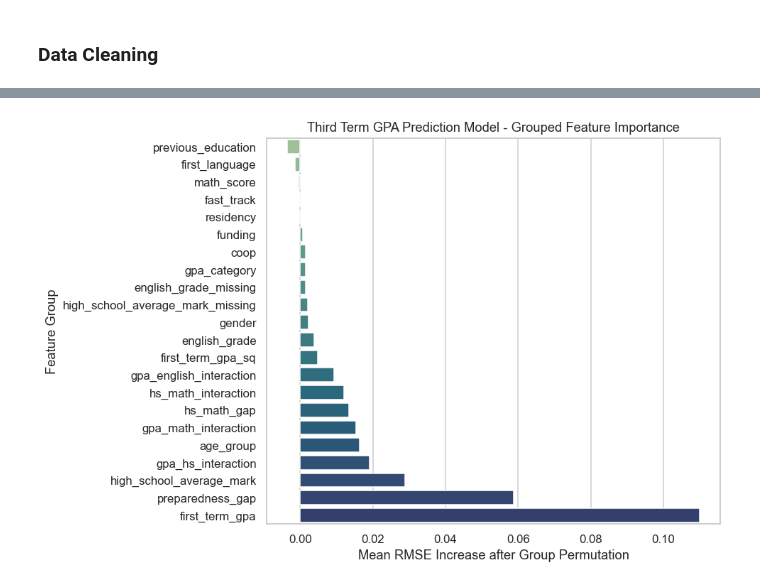
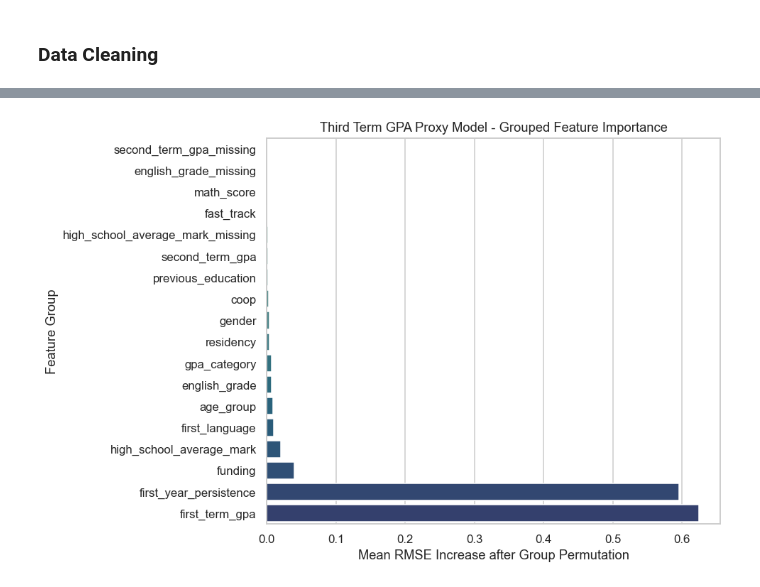
Before and after one commit to HaripriyaGounalan/student-success-predictor, a Jupyter notebook: second_term_gpa_regression/student_2nd_term_gpa_prediction_with_extracted_features.ipynb, the cells around one changed output, grey strips where cells are left out. Drawn from its saved outputs; the diff is of its cells as text; code cells hidden in the pictures.

```diff
--- a/second_term_gpa_regression/student_2nd_term_gpa_prediction_with_extracted_features.ipynb
+++ b/second_term_gpa_regression/student_2nd_term_gpa_prediction_with_extracted_features.ipynb
@@ -1673,16 +1676,11 @@ base_layers = [
 ]
 
 local_search_configs = [
-    {'trial_name': 'SGD-lr0.00085-bs64', 'layers': base_layers, 'optimizer': 'sgd', 'learning_rate': 0.00085, 'batch_size': 64},
-    {'trial_name': 'SGD-lr0.00088-bs64', 'layers': base_layers, 'optimizer': 'sgd', 'learning_rate': 0.00088, 'batch_size': 64},
-    {'trial_name': 'SGD-lr0.00090-bs64', 'layers': base_layers, 'optimizer': 'sgd', 'learning_rate': 0.00090, 'batch_size': 64},
-    {'trial_name': 'SGD-lr0.00092-bs64', 'layers': base_layers, 'optimizer': 'sgd', 'learning_rate': 0.00092, 'batch_size': 64},
-    {'trial_name': 'SGD-lr0.00095-bs64', 'layers': base_layers, 'optimizer': 'sgd', 'learning_rate': 0.00095, 'batch_size': 64},
 
     {'trial_name': 'SGD-lr0.00090-bs32', 'layers': base_layers, 'optimizer': 'sgd', 'learning_rate': 0.00090, 'batch_size': 32},
     {'trial_name': 'SGD-lr0.00090-bs64', 'layers': base_layers, 'optimizer': 'sgd', 'learning_rate': 0.00090, 'batch_size': 64},
-    {'trial_name': 'SGD-lr0.00090-bs96', 'layers': base_layers, 'optimizer': 'sgd', 'learning_rate': 0.00090, 'batch_size': 96},
-    {'trial_name': 'SGD-lr0.00090-bs128', 'layers': base_layers, 'optimizer': 'sgd', 'learning_rate': 0.00090, 'batch_size': 128},
+    {'trial_name': 'SGD-lr0.001-bs64', 'layers': base_layers, 'optimizer': 'sgd', 'learning_rate': 0.001, 'batch_size': 64},
+    {'trial_name': 'SGD-lr0.005-bs128', 'layers': base_layers, 'optimizer': 'sgd', 'learning_rate': 0.005, 'batch_size': 128},
 ]
 
 local_search_results = []
@@ -2183,10 +2176,10 @@ X_new_val = cleaner_2.transform(X_new_val)
 X_new_test = cleaner_2.transform(X_new_test)
 
 # Target standardization
-scaler = MinMaxScaler()
-y_new_train = scaler.fit_transform(y_new_train.values.reshape(-1, 1)).flatten()
-y_new_val = scaler.transform(y_new_val.values.reshape(-1, 1)).flatten()
-y_new_test = scaler.transform(y_new_test.values.reshape(-1, 1)).flatten()
+scaler_2 = MinMaxScaler()
+y_new_train = scaler_2.fit_transform(y_new_train.values.reshape(-1, 1)).flatten()
+y_new_val = scaler_2.transform(y_new_val.values.reshape(-1, 1)).flatten()
+y_new_test = scaler_2.transform(y_new_test.values.reshape(-1, 1)).flatten()
 # %%
 import joblib
 
@@ -2210,6 +2203,6 @@ baseline_layers = [
     {'units': 128, 'activation': 'elu', 'batch_norm': True, 'dropout': 0.2},
 ]
 
-baseline_model = build_dense_model(X_train.shape[1], baseline_layers)
+baseline_model = build_dense_model(X_new_train.shape[1], baseline_layers)
 baseline_model.summary()
 # %% [output]
@@ -2246,8 +2239,8 @@ baseline_es, baseline_mc = custom_callback(
     filepath=project_path / 'second_term_gpa_regression' / 'models' / 'best_second_term_regression_model' / 'relay_third_term_regression_ann_model.keras')
 
 history_baseline = baseline_model.fit(
-    X_train, y_train,
-    validation_data=(X_val, y_val),
+    X_new_train, y_new_train,
+    validation_data=(X_new_val, y_new_val),
     epochs=200,
     batch_size=32,
     callbacks=[baseline_es, baseline_mc],
@@ -2330,17 +2323,17 @@ plot_prediction_diagnostics(baseline_test_df, title_prefix='Baseline Third Term
 # %%
-grouped_importance_df = compute_grouped_permutation_importance(
+proxy_grouped_importance_df = compute_proxy_grouped_permutation_importance(
     baseline_model,
-    X_test,
-    y_test,
-    scaler,
+    X_new_test,
+    y_new_test,
+    scaler_2,
     n_repeats=3,
     random_state=42,
 )
 
-display(grouped_importance_df)
+display(proxy_grouped_importance_df)
 plot_grouped_feature_importance(
-    grouped_importance_df,
-    title=f'Third Term GPA Prediction Model - Grouped Feature Importance',
+    proxy_grouped_importance_df,
+    title='Third Term GPA Proxy Model - Grouped Feature Importance',
 )
 # %% [output]
 |  | Feature Group | RMSE Increase (Mean) | RMSE Increase (Std) | R² Drop (Mean) | Grouped Columns |
@@ -2363 +2356 @@ plot_grouped_feature_importance(
-[figure, old version]
+[figure, new version]
```
Also changed, not shown: parts of 40 cells of this notebook, 9 other files.
